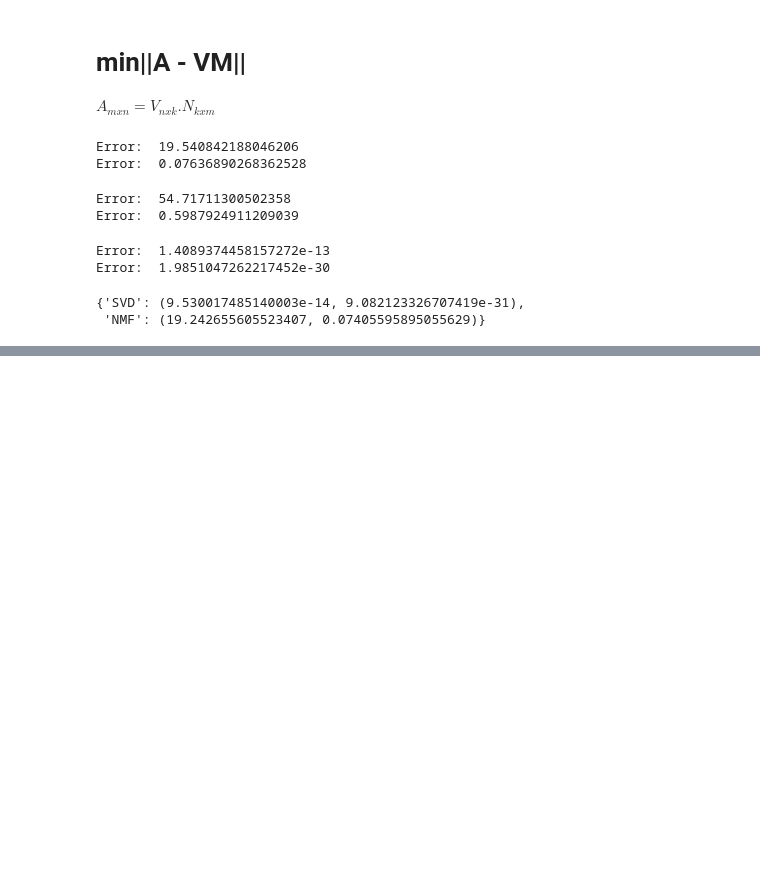
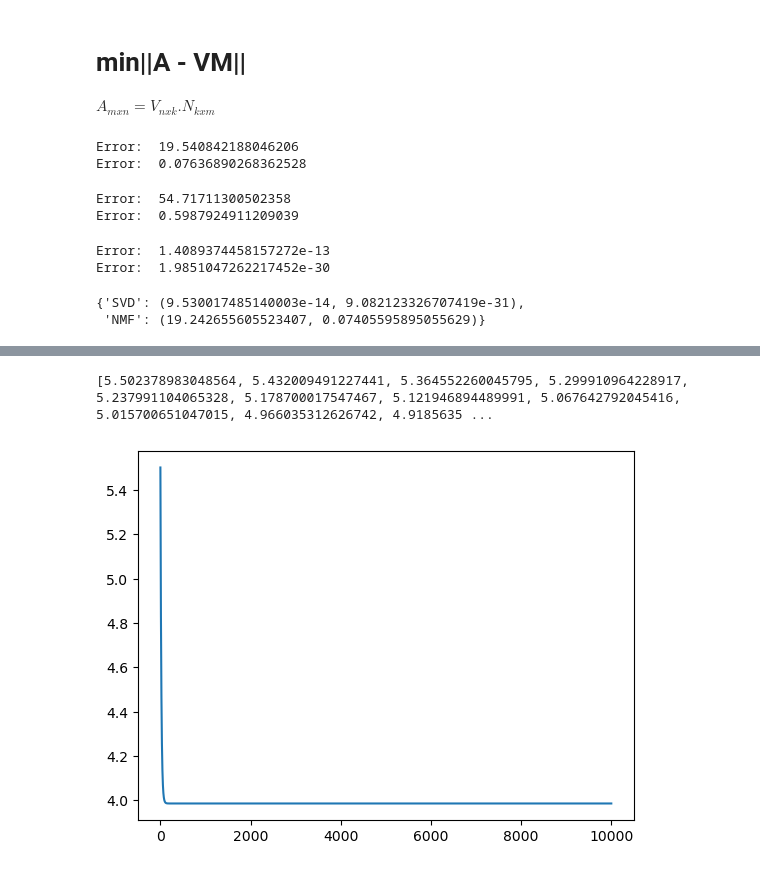
Before and after one commit to qkhanh711/Numerical_methods, a Jupyter notebook: NumericalAlgorithms/Practice.ipynb, the cells around one changed output, grey strips where cells are left out. Drawn from its saved outputs; the diff is of its cells as text; code cells hidden in the pictures; blank space fills up the shorter version.

```diff
--- a/NumericalAlgorithms/Practice.ipynb
+++ b/NumericalAlgorithms/Practice.ipynb
@@ -970,0 +1032,28 @@ NMF.compare()
+# %%
+X = np.random.rand(100, 50)
+y = np.random.rand(100,1)
+
+def embed(x,z):
+    norm = np.linalg.norm(x - z)
+    argmin = np.argmin(norm)
+    temp = np.zeros((1, X.shape[1]))
+    temp[0, argmin] = z[0, argmin]
+    return temp
+# %%
+w = np.zeros((1, X.shape[1]))
+T = 10000
+step_lenght = 0.1
+loss = []
+for i in range(T):
+    z = w - step_lenght* 1/X.shape[0] * (X.T@(X@w.T - y))
+
+    w = embed(w,z)
+    assert w.shape == (1, X.shape[1])
+    predicted = X @ w.T
+    loss.append(np.linalg.norm(predicted - y))
+
+plt.plot(loss)
+print(loss)
+# %% [output]
+[5.502378983048564, 5.432009491227441, 5.364552260045795, 5.299910964228917, 5.237991104065328, 5.178700017547467, 5.121946894489991, 5.067642792045416, 5.015700651047015, 4.966035312626742, 4.9185635 ...
+[figure, added]
```
Also changed, not shown: parts of 4 cells of this notebook, 1 other file.
